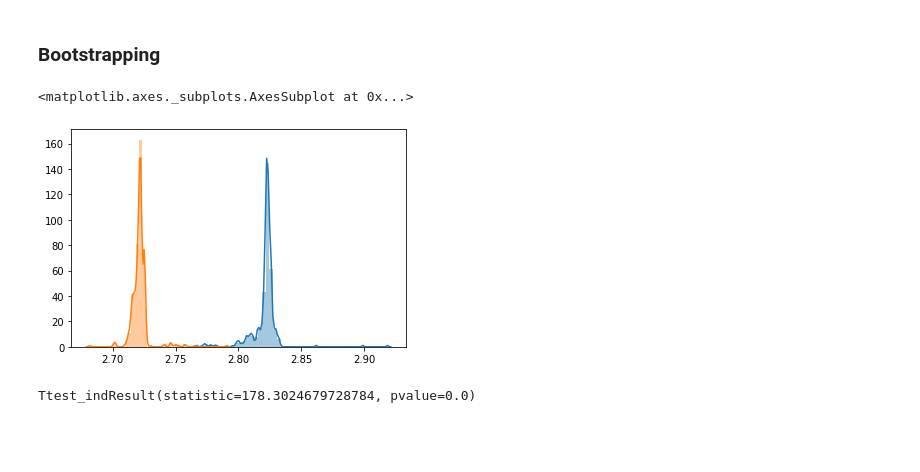
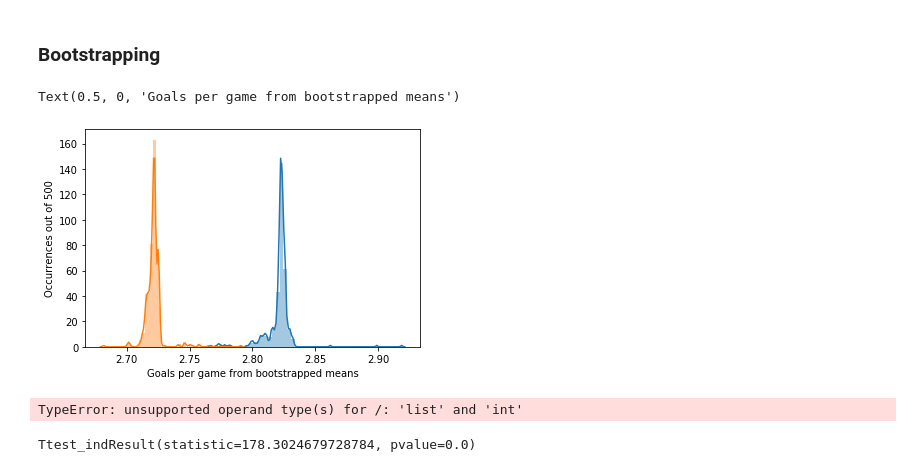
Before and after one commit to irvingcampbell/mod2project, a Jupyter notebook: NHL.ipynb, the cells around one changed output. Drawn from its saved outputs; the diff is of its cells as text; code cells hidden in the pictures; blank space fills up the shorter version.

Commit message:
updated graph, stat analysis finished, notebook to be cleaned

```diff
--- a/NHL.ipynb
+++ b/NHL.ipynb
@@ -118,12 +118,18 @@ for iteration in range(500):
         sampledgpgAfter.append(np.random.choice(listofgoalgpgAfter))
     bootstrap_means_before.append(np.average(sampledgpgBefore))
     bootstrap_means_after.append(np.average(sampledgpgAfter))
-# %%
-sns.distplot(bootstrap_means_before)
-sns.distplot(bootstrap_means_after)
-# %% [output]
-<matplotlib.axes._subplots.AxesSubplot at 0x...>
-[figure, removed]
+# %%
+sns.distplot(np.array(bootstrap_means_before))
+sns.distplot(np.array(bootstrap_means_after))
+plt.ylabel('Occurrences out of 500');
+plt.xlabel('Goals per game from bootstrapped means')
+# %% [output]
+Text(0.5, 0, 'Goals per game from bootstrapped means')
+[figure, added]
+# %%
+bootstrap_means_after
+# %% [output]
+TypeError: unsupported operand type(s) for /: 'list' and 'int'
 # %%
 stats.ttest_ind(bootstrap_means_before, bootstrap_means_after)
 # %% [output]
```
Also changed, not shown: parts of 1 cell of this notebook.
